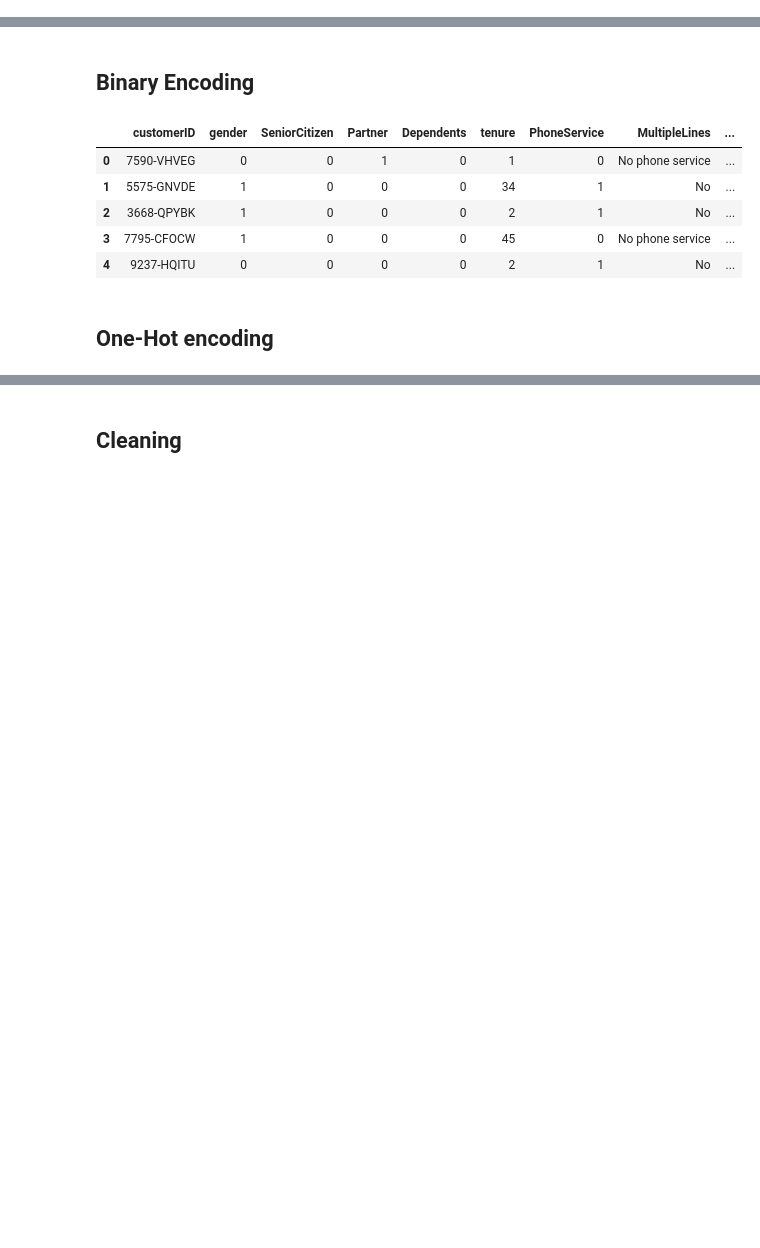
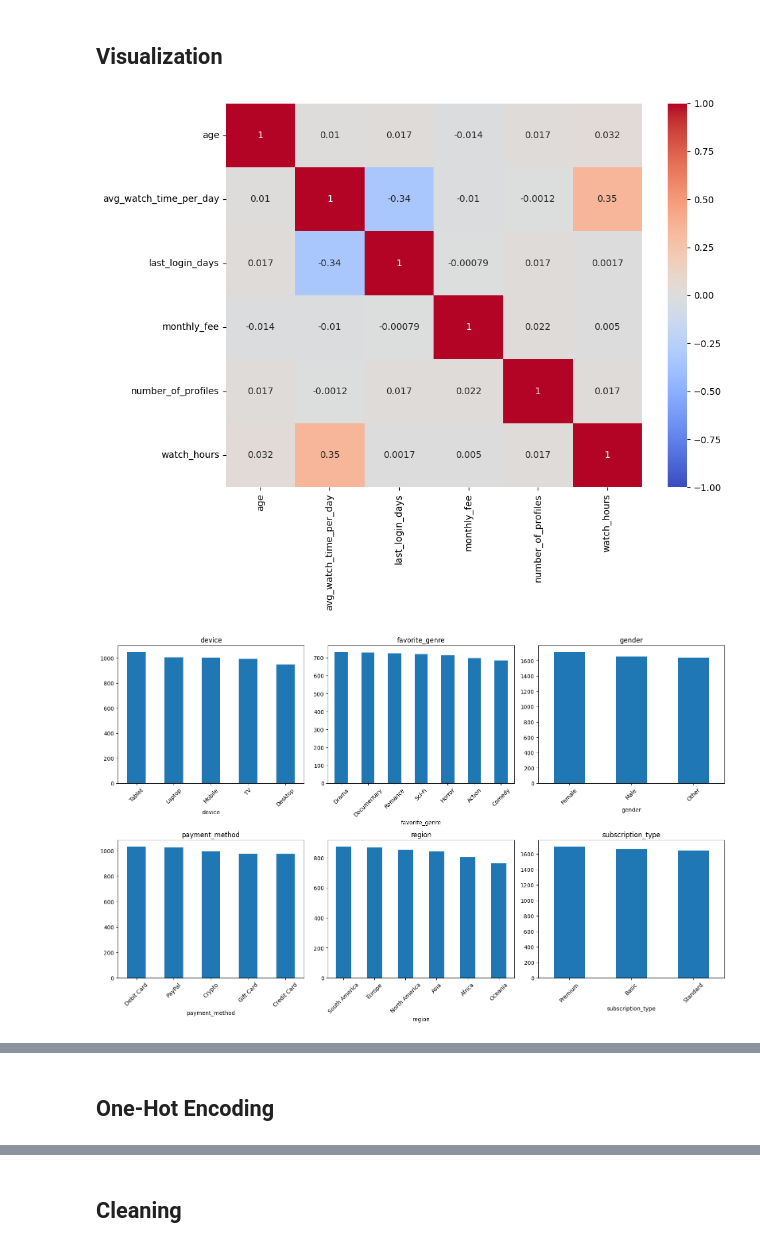
Before and after one commit to MaximilianWeiland/churn_ml_deployment, a Jupyter notebook: notebooks/eda.ipynb, the cells around one changed output, grey strips where cells are left out. Cells and saved outputs as stored; diff of their text form; code cells hidden in the pictures; blank space fills up the shorter version.

```diff
--- a/notebooks/eda.ipynb
+++ b/notebooks/eda.ipynb
@@ -63,0 +44,30 @@ df.describe(include='all')
+# %% [markdown]
+## Visualization
+# %%
+num_cols = df.select_dtypes(include="number").columns.difference(["churned"])
+cat_cols = df.select_dtypes(include="str").columns.difference(["customer_id"])
+
+# inspect correlations of numerical predictor variables
+plt.figure(figsize=(10, 8))
+sns.heatmap(df[num_cols].corr(), annot=True, cmap="coolwarm", vmin=-1, vmax=1)
+plt.tight_layout()
+plt.show()
+
+# inspect frequency counts of categorical predictors
+fig, axes = plt.subplots(2, 3, figsize=(16, 10))
+for col, ax in zip(cat_cols, axes.flat):
+    df[col].value_counts().plot(kind="bar", ax=ax)
+    ax.set_title(col)
+    ax.tick_params(axis="x", rotation=45)
+plt.tight_layout()
+plt.show()
+
+# dedicated plot for the target variable
+plt.figure(figsize=(10, 8))
+df["churned"].value_counts().plot(kind="bar")
+plt.xticks([0, 1], ["Not Churned", "Churned"], rotation=0)
+plt.ylabel("Count")
+plt.show()
+# %% [output]
+[figure, added]
+[figure, added]
@@ -64,3 +75,3 @@ df.describe(include='all')
 # %% [markdown]
-## Binary Encoding
+## One-Hot Encoding
 # %%
@@ -77,11 +82,0 @@ df[binary_cols] = df[binary_cols].replace({
-# %%
-df.head()
-# %% [output]
-|  | customerID | gender | SeniorCitizen | Partner | Dependents | tenure | PhoneService | MultipleLines | ... |
-| 0 | 7590-VHVEG | 0 | 0 | 1 | 0 | 1 | 0 | No phone service | ... |
-| 1 | 5575-GNVDE | 1 | 0 | 0 | 0 | 34 | 1 | No | ... |
-| 2 | 3668-QPYBK | 1 | 0 | 0 | 0 | 2 | 1 | No | ... |
-| 3 | 7795-CFOCW | 1 | 0 | 0 | 0 | 45 | 0 | No phone service | ... |
-| 4 | 9237-HQITU | 0 | 0 | 0 | 0 | 2 | 1 | No | ... |
-# %% [markdown]
-## One-Hot encoding
```
Also changed, not shown: parts of 36 cells of this notebook, 4 other files.
